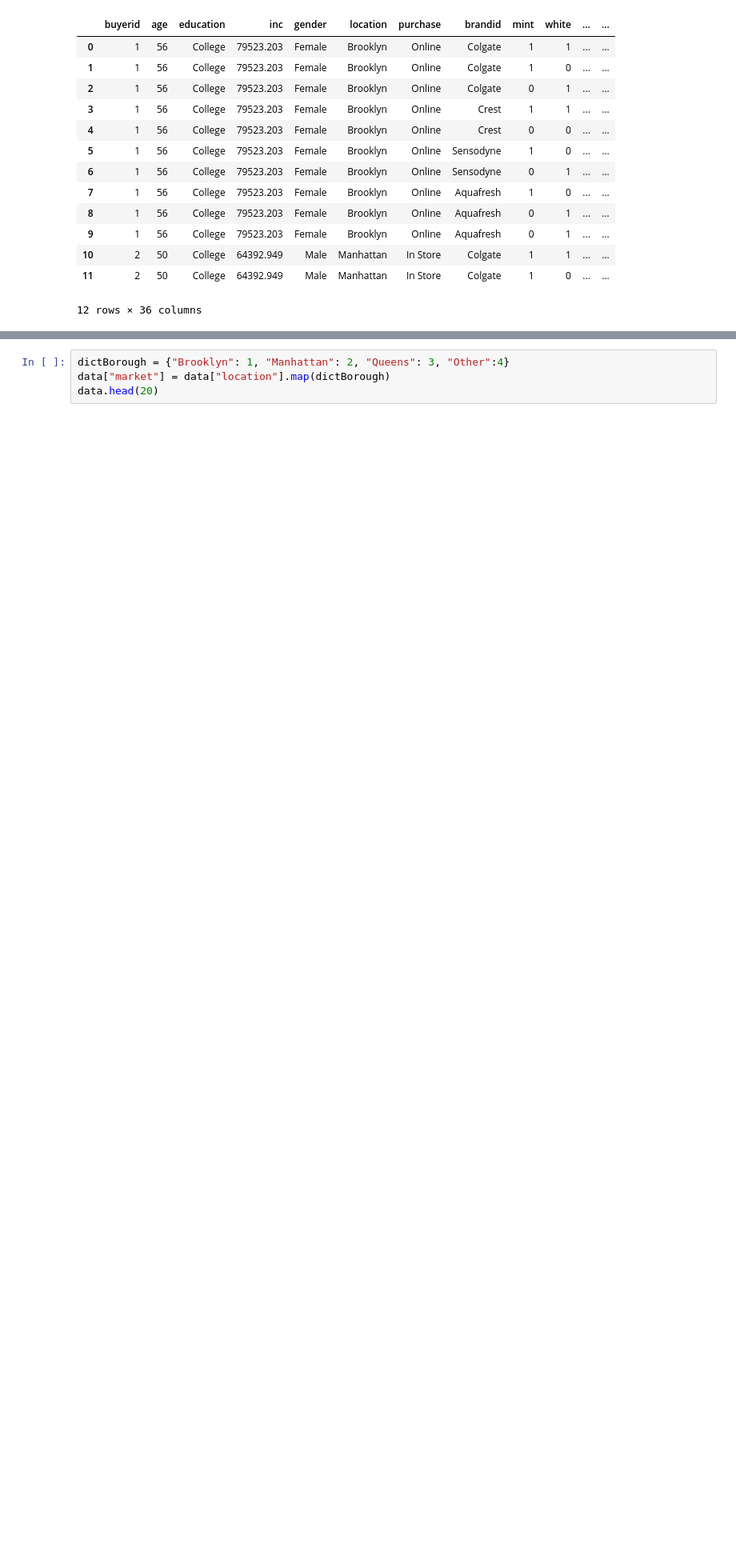
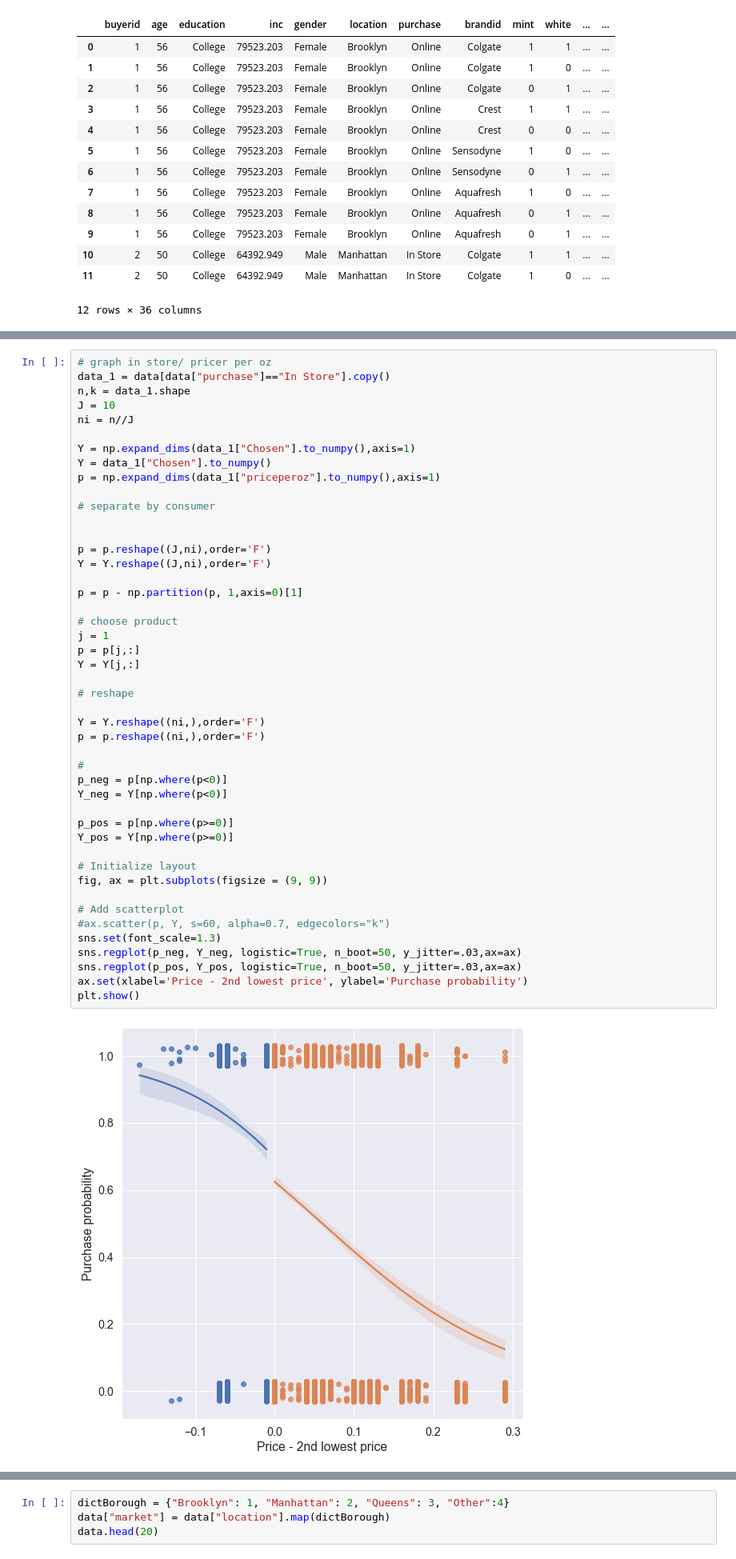
Before and after one commit to robamadour/ps2_IO2, a Jupyter notebook: Exploratory_analysis.ipynb, the cells around one changed output, grey strips where cells are left out. Shown at 80% size. Drawn from its saved outputs; the diff is of its cells as text; blank space fills up the shorter version.

```diff
--- a/Exploratory_analysis.ipynb
+++ b/Exploratory_analysis.ipynb
@@ -64,0 +69,48 @@ data.head(12)
+# %%
+# graph in store/ pricer per oz
+data_1 = data[data["purchase"]=="In Store"].copy()
+n,k = data_1.shape
+J = 10
+ni = n//J
+
+Y = np.expand_dims(data_1["Chosen"].to_numpy(),axis=1)
+Y = data_1["Chosen"].to_numpy()
+p = np.expand_dims(data_1["priceperoz"].to_numpy(),axis=1)
+
+# separate by consumer
+
+
+p = p.reshape((J,ni),order='F')
+Y = Y.reshape((J,ni),order='F')
+
+p = p - np.partition(p, 1,axis=0)[1]
+
+# choose product
+j = 1
+p = p[j,:]
+Y = Y[j,:]
+
+# reshape
+
+Y = Y.reshape((ni,),order='F')
+p = p.reshape((ni,),order='F')
+
+#
+p_neg = p[np.where(p<0)]
+Y_neg = Y[np.where(p<0)]
+
+p_pos = p[np.where(p>=0)]
+Y_pos = Y[np.where(p>=0)]
+
+# Initialize layout
+fig, ax = plt.subplots(figsize = (9, 9))
+
+# Add scatterplot
+#ax.scatter(p, Y, s=60, alpha=0.7, edgecolors="k")
+sns.set(font_scale=1.3)
+sns.regplot(p_neg, Y_neg, logistic=True, n_boot=50, y_jitter=.03,ax=ax)
+sns.regplot(p_pos, Y_pos, logistic=True, n_boot=50, y_jitter=.03,ax=ax)
+ax.set(xlabel='Price - 2nd lowest price', ylabel='Purchase probability')
+plt.show()
+# %% [output]
+[figure, added]
```
Also changed, not shown: parts of 6 cells of this notebook, 39 other files.
